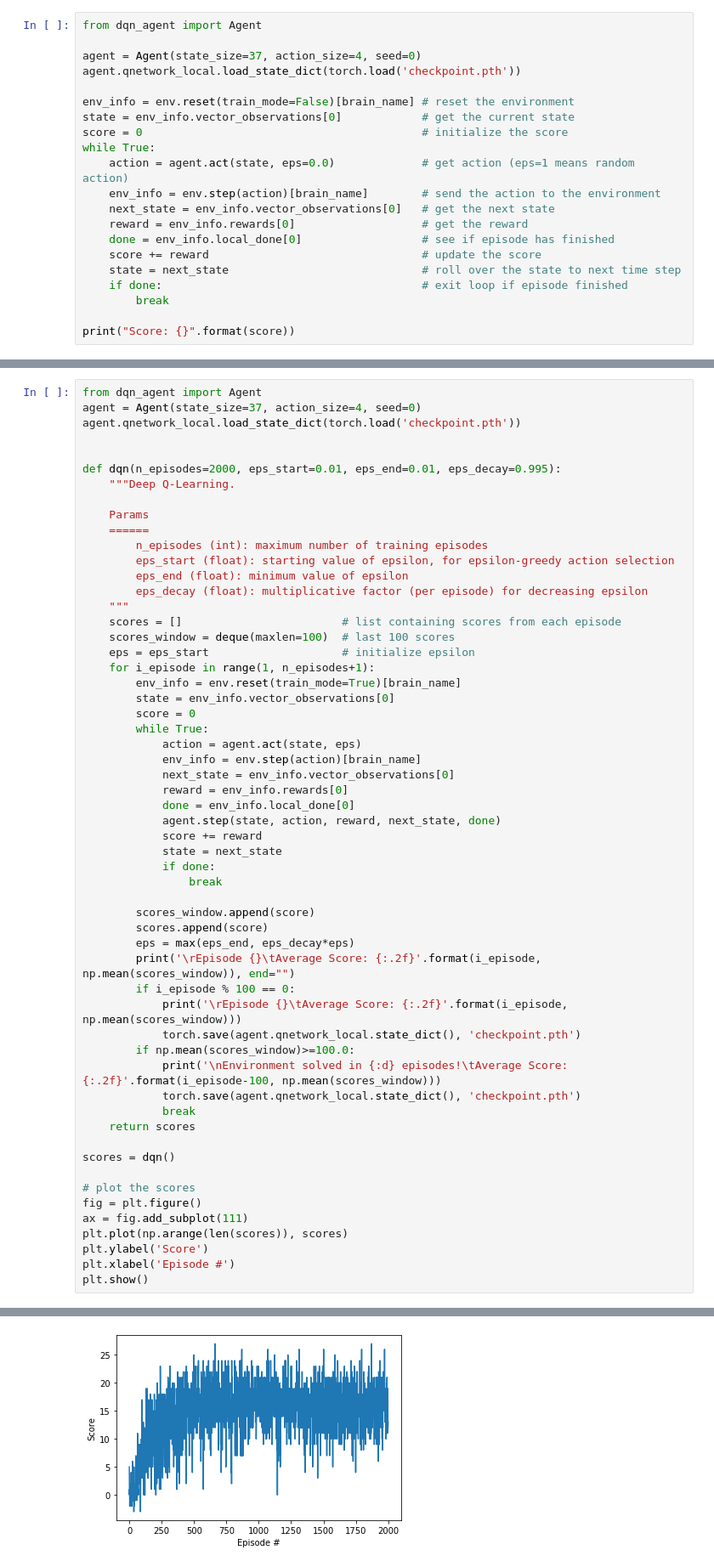
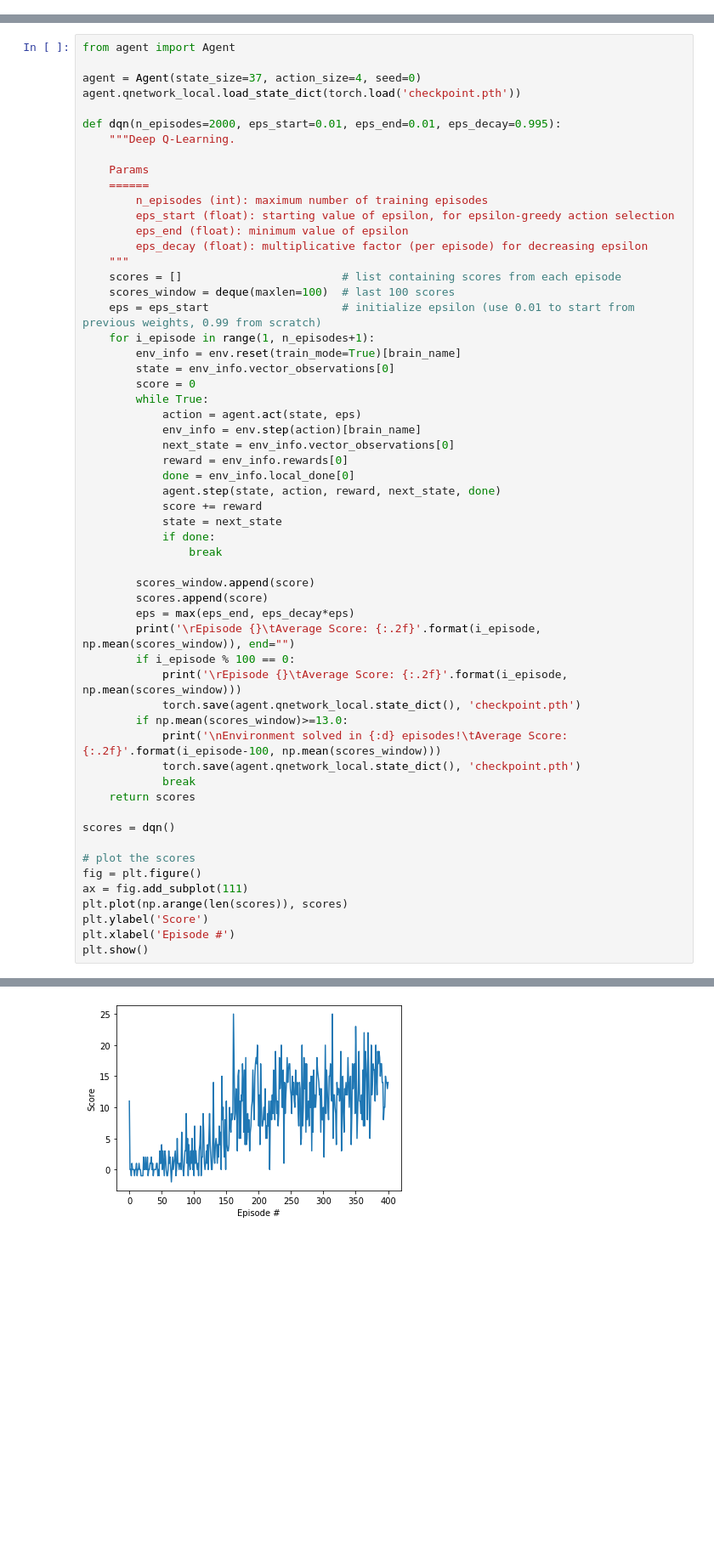
Before and after one commit to pjimenezdelgado/udrl-p1-navigation, a Jupyter notebook: Navigation.ipynb, the cells around one changed output, grey strips where cells are left out. Shown: that part at 85% size. Drawn from its saved outputs; the diff is of its cells as text; blank space fills up the shorter version.

```diff
--- a/Navigation.ipynb
+++ b/Navigation.ipynb
@@ -96,21 +112,0 @@ Of course, as part of the project, you'll have to change the code so that the ag
-# %%
-from dqn_agent import Agent
-
-agent = Agent(state_size=37, action_size=4, seed=0)
-agent.qnetwork_local.load_state_dict(torch.load('checkpoint.pth'))
-
-env_info = env.reset(train_mode=False)[brain_name] # reset the environment
-state = env_info.vector_observations[0]            # get the current state
-score = 0                                          # initialize the score
-while True:
-    action = agent.act(state, eps=0.0)             # get action (eps=1 means random action)
-    env_info = env.step(action)[brain_name]        # send the action to the environment
-    next_state = env_info.vector_observations[0]   # get the next state
-    reward = env_info.rewards[0]                   # get the reward
-    done = env_info.local_done[0]                  # see if episode has finished
-    score += reward                                # update the score
-    state = next_state                             # roll over the state to next time step
-    if done:                                       # exit loop if episode finished
-        break
-
-print("Score: {}".format(score))
@@ -121,8 +117,8 @@ Now it's your turn to train your own agent to solve the environment!
 # %%
-from dqn_agent import Agent
+from agent import Agent
+
 agent = Agent(state_size=37, action_size=4, seed=0)
 agent.qnetwork_local.load_state_dict(torch.load('checkpoint.pth'))
-
 
 def dqn(n_episodes=2000, eps_start=0.01, eps_end=0.01, eps_decay=0.995):
     """Deep Q-Learning.
@@ -136,7 +132,7 @@ def dqn(n_episodes=2000, eps_start=0.01, eps_end=0.01, eps_decay=0.995):
     """
     scores = []                        # list containing scores from each episode
     scores_window = deque(maxlen=100)  # last 100 scores
-    eps = eps_start                    # initialize epsilon
+    eps = eps_start                    # initialize epsilon (use 0.01 to start from previous weights, 0.99 from scratch)
     for i_episode in range(1, n_episodes+1):
         env_info = env.reset(train_mode=True)[brain_name]
         state = env_info.vector_observations[0]
@@ -160,7 +156,7 @@ def dqn(n_episodes=2000, eps_start=0.01, eps_end=0.01, eps_decay=0.995):
         if i_episode % 100 == 0:
             print('\rEpisode {}\tAverage Score: {:.2f}'.format(i_episode, np.mean(scores_window)))
             torch.save(agent.qnetwork_local.state_dict(), 'checkpoint.pth')
-        if np.mean(scores_window)>=100.0:
+        if np.mean(scores_window)>=13.0:
             print('\nEnvironment solved in {:d} episodes!\tAverage Score: {:.2f}'.format(i_episode-100, np.mean(scores_window)))
             torch.save(agent.qnetwork_local.state_dict(), 'checkpoint.pth')
             break
@@ -199 +181 @@ Episode 2000    Average Score: 15.99
-[figure, old version]
+[figure, new version]
```
Also changed, not shown: parts of 16 cells of this notebook.
